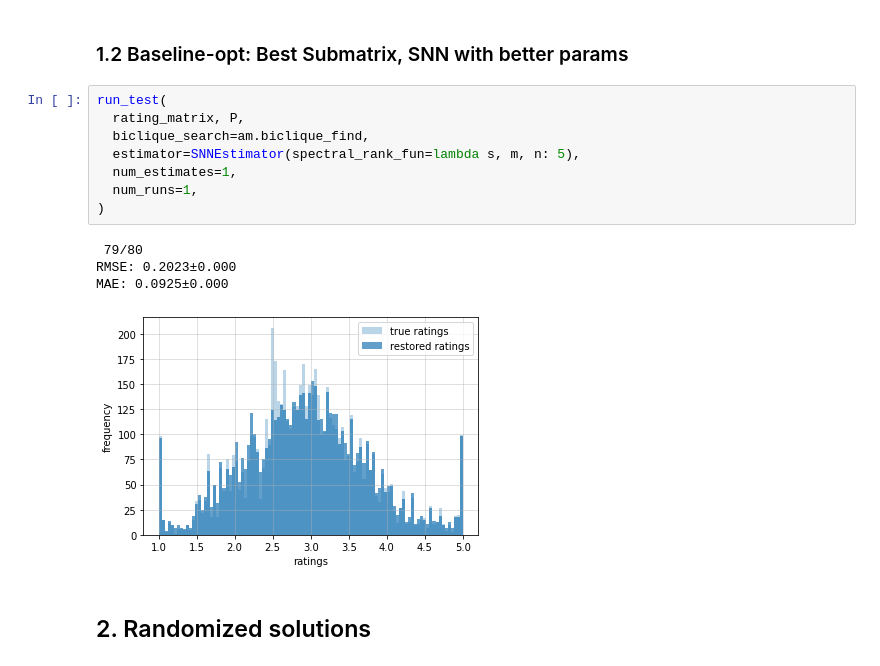
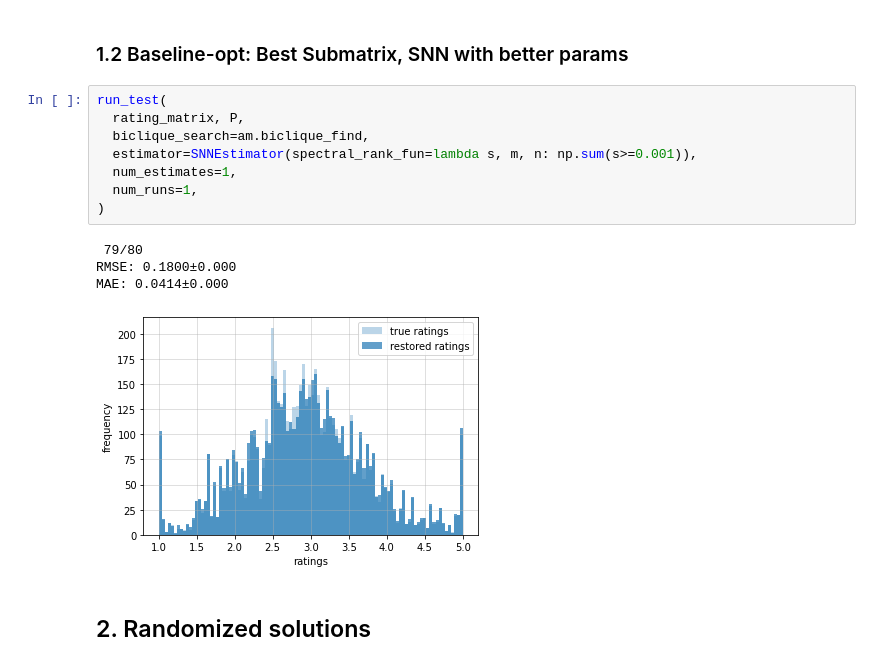
Before and after one commit to florianjuengermann/on-causal-matrix-completion, a Jupyter notebook: multi_anchors_test.ipynb, the cells around one changed output. Drawn from its saved outputs; the diff is of its cells as text.

```diff
--- a/multi_anchors_test.ipynb
+++ b/multi_anchors_test.ipynb
@@ -62,16 +62,16 @@ MAE: 0.2249±0.000
 # %%
 run_test(
   rating_matrix, P,
   biclique_search=am.biclique_find,
-  estimator=SNNEstimator(spectral_rank_fun=lambda s, m, n: 5),
+  estimator=SNNEstimator(spectral_rank_fun=lambda s, m, n: np.sum(s>=0.001)),
   num_estimates=1,
   num_runs=1,
 )
 # %% [output]
  79/80
-RMSE: 0.2023±0.000
-MAE: 0.0925±0.000
+RMSE: 0.1800±0.000
+MAE: 0.0414±0.000
-[figure, old version]
+[figure, new version]
 # %% [markdown]
 ## 2. Randomized solutions
 # %% [markdown]
```
Also changed, not shown: parts of 3 cells of this notebook, 3 other files.
